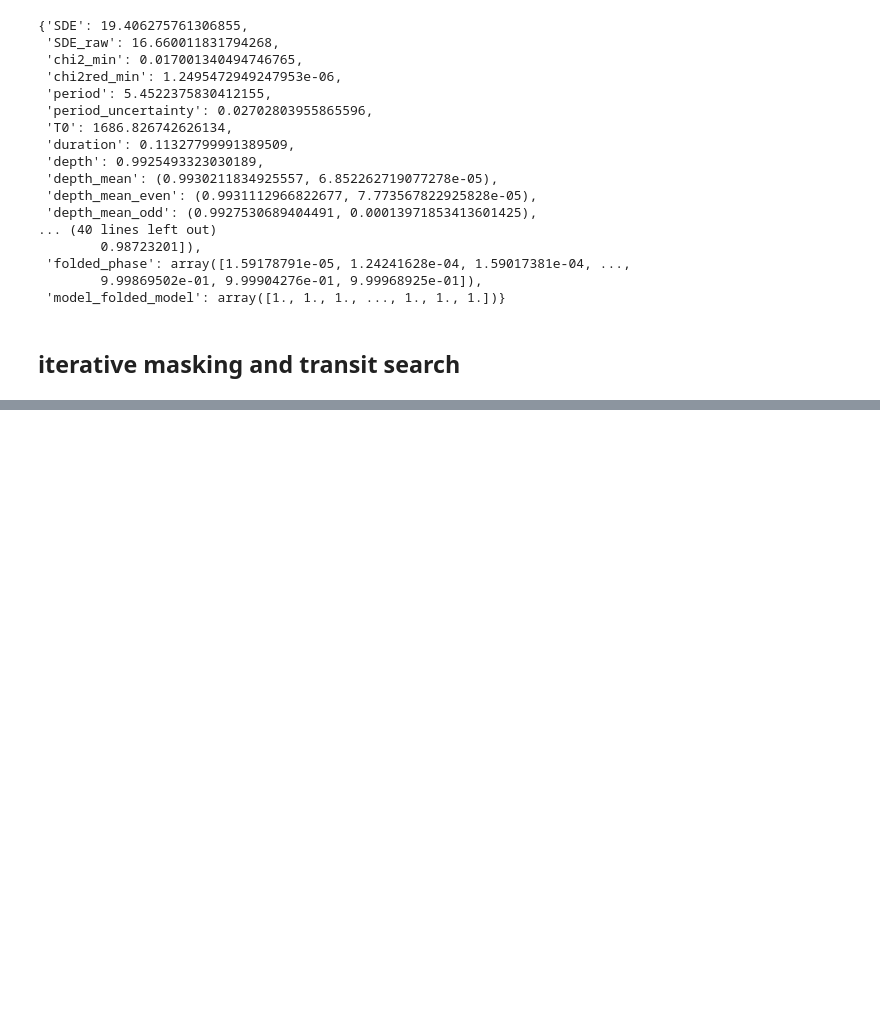
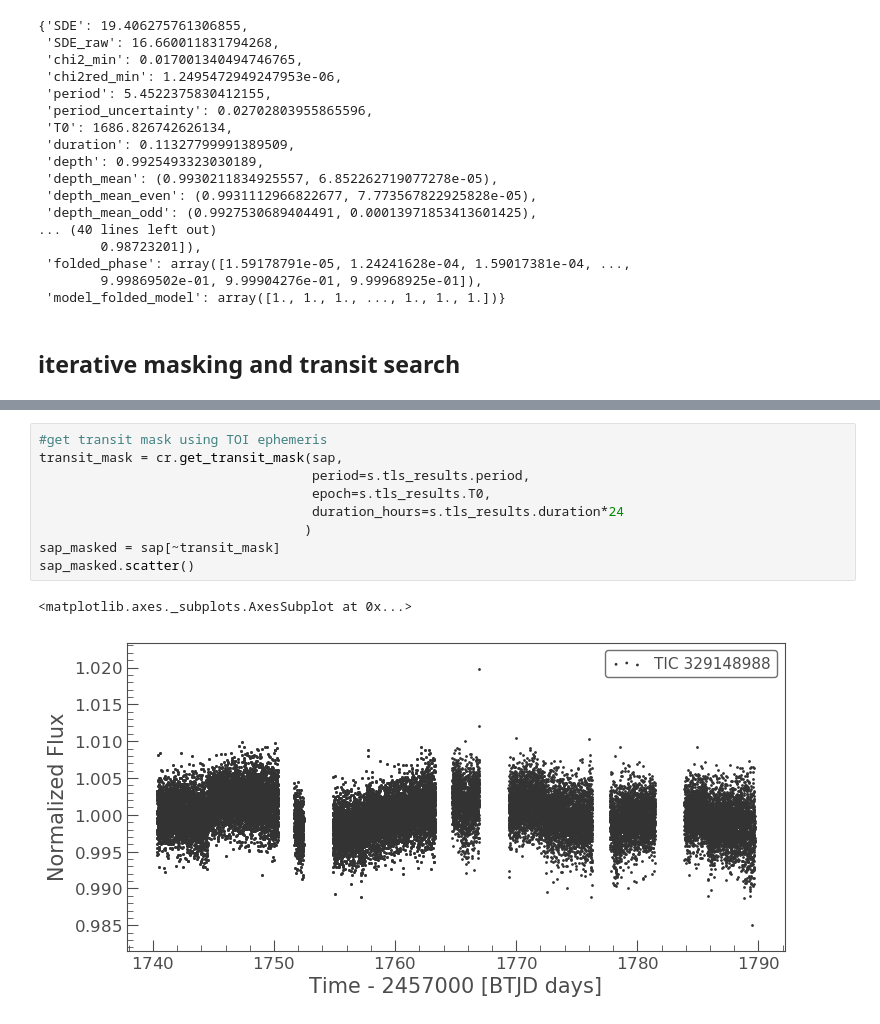
Before and after one commit to jpdeleon/chronos, a Jupyter notebook: notebooks/examples-transit_search.ipynb, the cells around one changed output, grey strips where cells are left out. Saved outputs shown, nothing was run; the diff lists cells and outputs as text; blank space fills up the shorter version.

```diff
--- a/notebooks/examples-transit_search.ipynb
+++ b/notebooks/examples-transit_search.ipynb
@@ -82,0 +138,12 @@ s.tls_results
+# %%
+#get transit mask using TOI ephemeris
+transit_mask = cr.get_transit_mask(sap,
+                                   period=s.tls_results.period,
+                                   epoch=s.tls_results.T0,
+                                   duration_hours=s.tls_results.duration*24
+                                  )
+sap_masked = sap[~transit_mask]
+sap_masked.scatter()
+# %% [output]
+<matplotlib.axes._subplots.AxesSubplot at 0x...>
+[figure, added]
```
Also changed, not shown: parts of 7 cells of this notebook, 16 other files.
